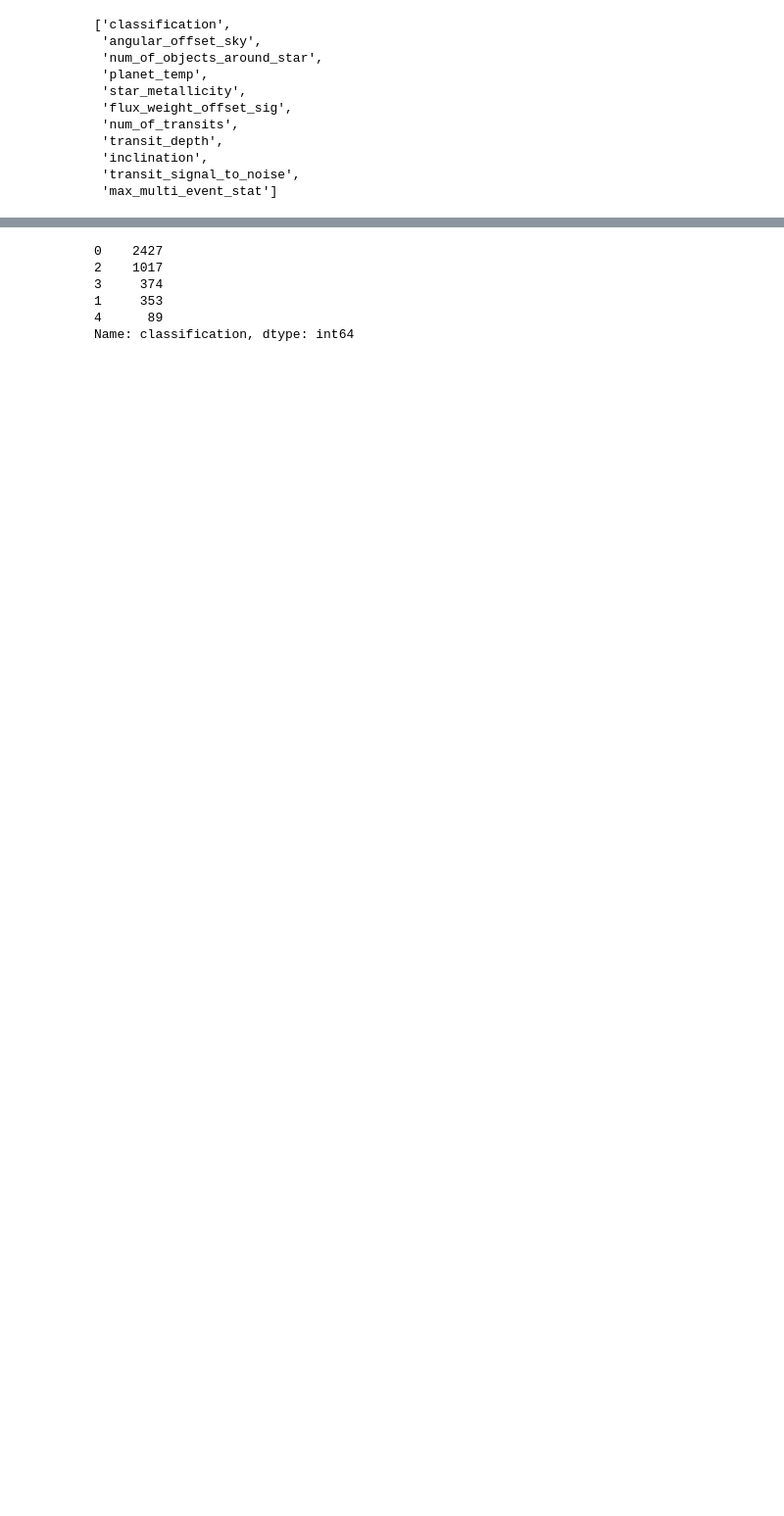
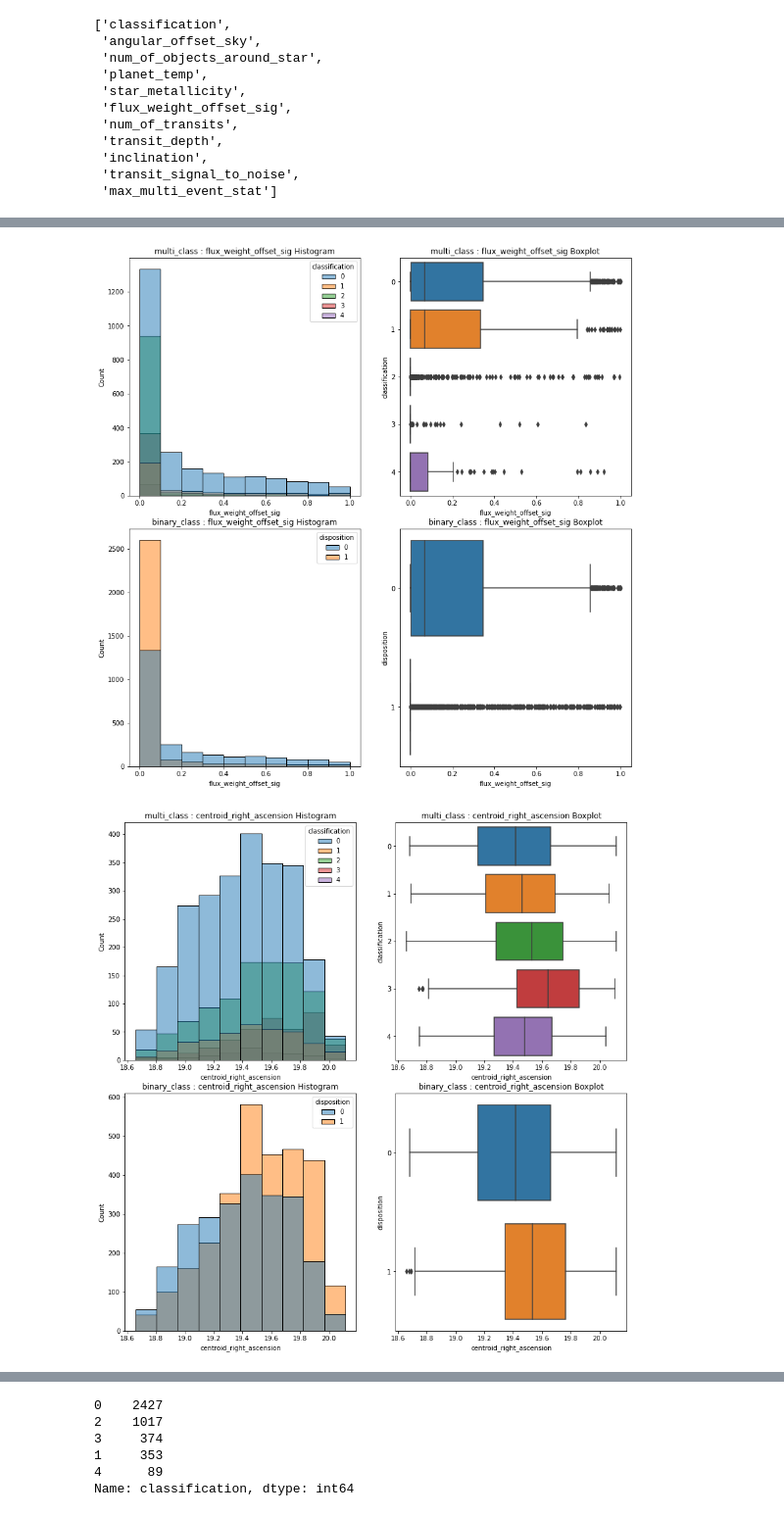
Before and after one commit to JoshuaGottlieb/Exoplanet-Classification, a Jupyter notebook: notebooks/EDA-and-Feature-Engineering.ipynb, the cells around one changed output, grey strips where cells are left out. Shown at 98% size. Saved outputs shown, nothing was run; the diff lists cells and outputs as text; code cells hidden in the pictures; blank space fills up the shorter version.

```diff
--- a/notebooks/EDA-and-Feature-Engineering.ipynb
+++ b/notebooks/EDA-and-Feature-Engineering.ipynb
@@ -107,0 +169,6 @@ corr_df[corr_df >= 0.7]
+# %%
+for column in numerical_columns[36:]:
+    plot_distributions([multi_class, binary_class], column, ['classification', 'disposition'], kde = False, bins = 10)
+# %% [output]
+[figure, added]
+[figure, added]
```
Also changed, not shown: parts of 35 cells of this notebook.
